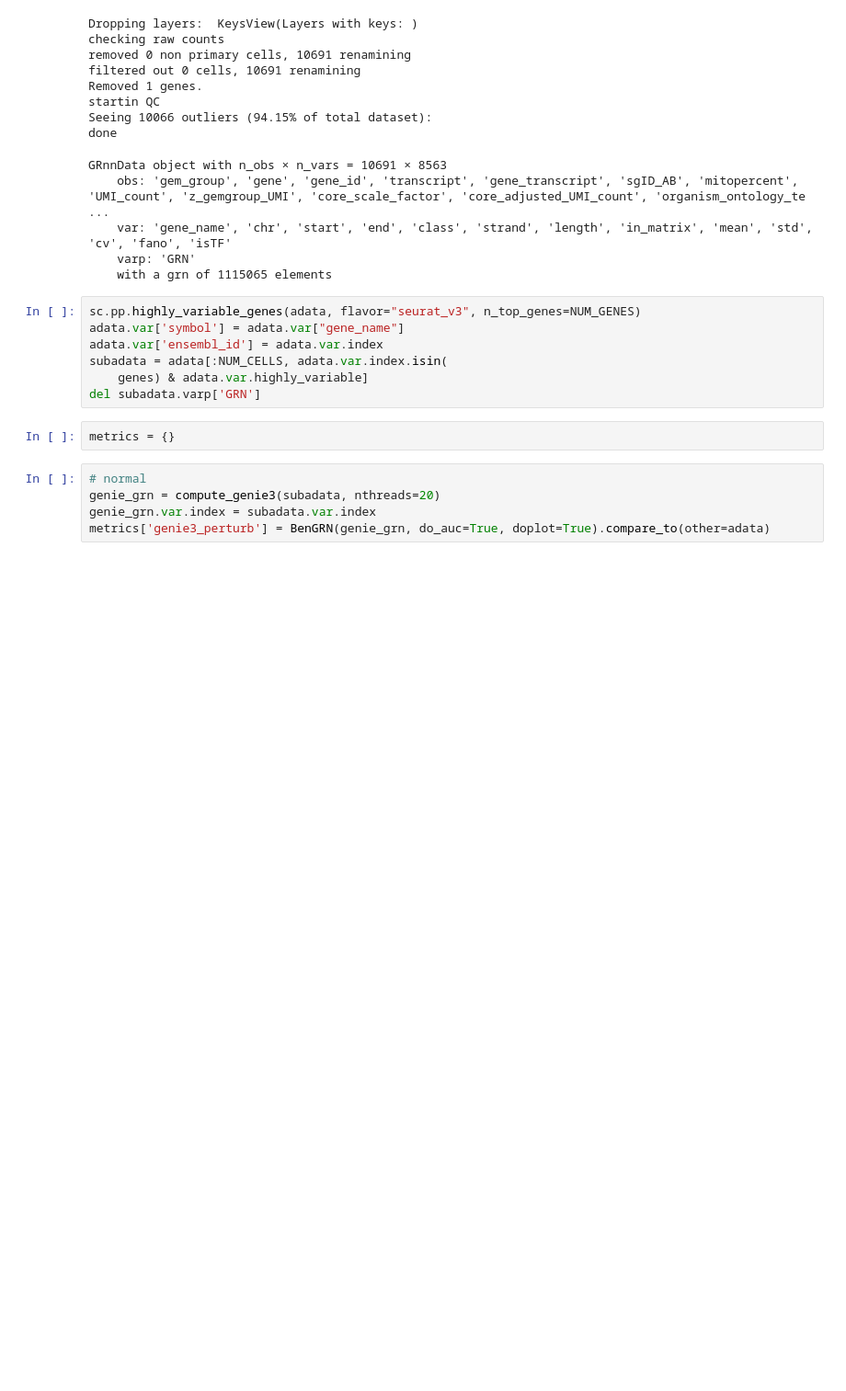
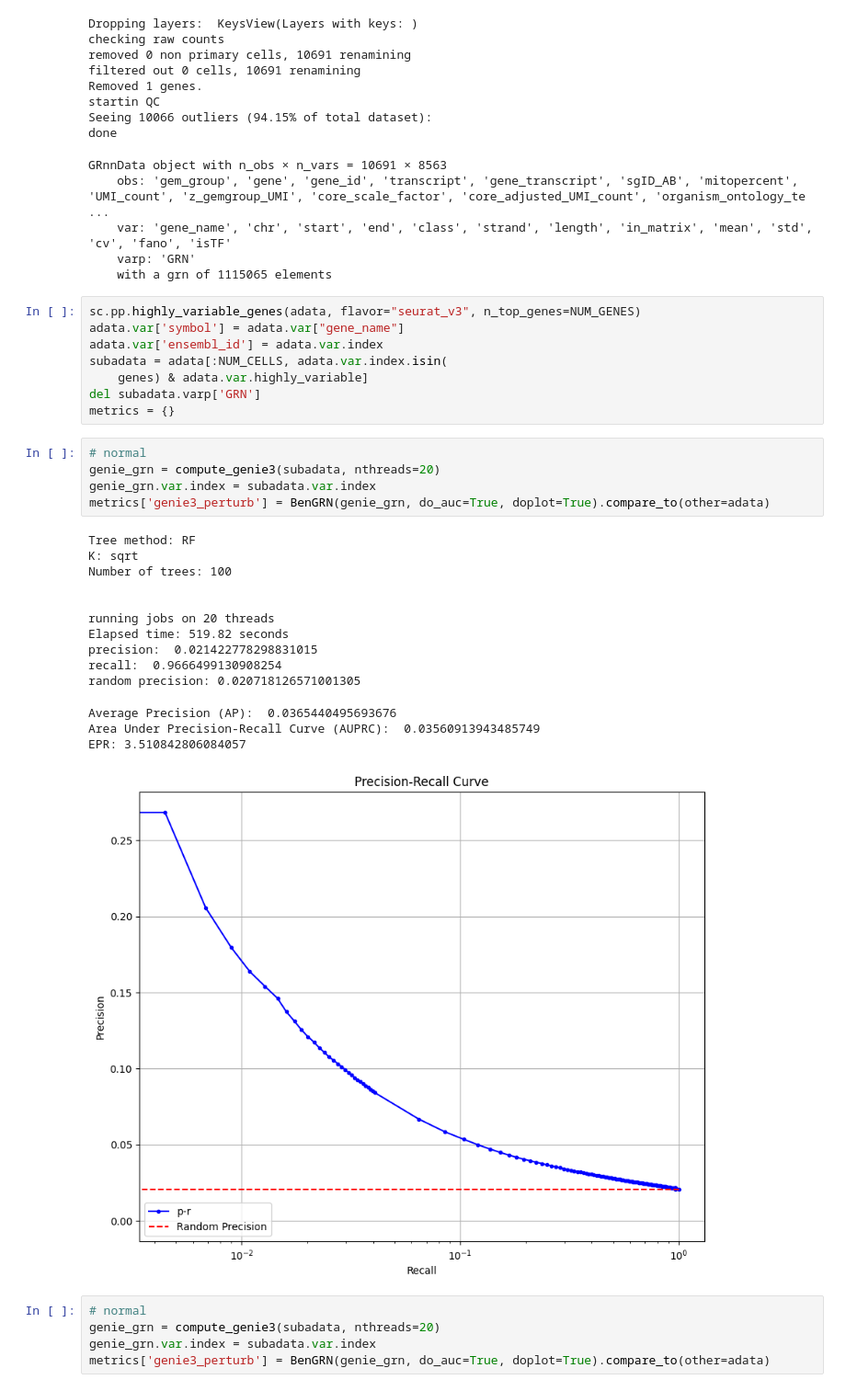
Before and after one commit to cantinilab/scPRINT-ICML, a Jupyter notebook: notebooks/bench_perturbseq_genie3_transp.ipynb, the cells around one changed output. Shown at 92% size. Saved outputs shown, nothing was run; the diff lists cells and outputs as text; blank space fills up the shorter version.

```diff
--- a/notebooks/bench_perturbseq_genie3_transp.ipynb
+++ b/notebooks/bench_perturbseq_genie3_transp.ipynb
@@ -63,8 +63,27 @@ adata.var['ensembl_id'] = adata.var.index
 subadata = adata[:NUM_CELLS, adata.var.index.isin(
     genes) & adata.var.highly_variable]
 del subadata.varp['GRN']
+metrics = {}
-# %%
-metrics = {}
+# %%
+# normal
+genie_grn = compute_genie3(subadata, nthreads=20)
+genie_grn.var.index = subadata.var.index
+metrics['genie3_perturb'] = BenGRN(genie_grn, do_auc=True, doplot=True).compare_to(other=adata)
+# %% [output]
+Tree method: RF
+K: sqrt
+Number of trees: 100
+
+
+running jobs on 20 threads
+Elapsed time: 519.82 seconds
+precision:  0.021422778298831015
+recall:  0.9666499130908254
+random precision: 0.020718126571001305
+Average Precision (AP):  0.0365440495693676
+Area Under Precision-Recall Curve (AUPRC):  0.03560913943485749
+EPR: 3.510842806084057
+[figure, added]
 # %%
 # normal
 genie_grn = compute_genie3(subadata, nthreads=20)
```
Also changed, not shown: parts of 1 cell of this notebook, 10 other files.
